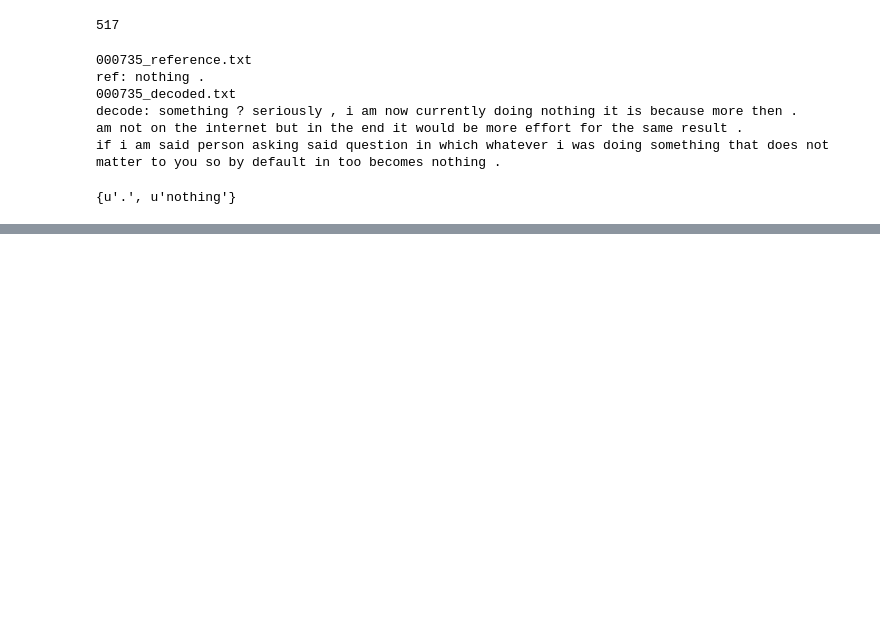
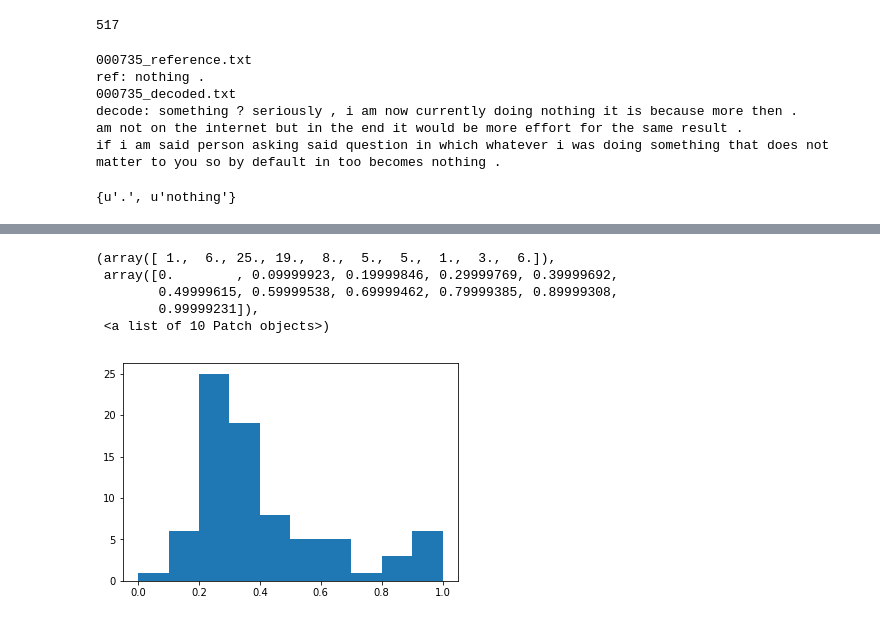
Before and after one commit to yiyang7/pointer, a Jupyter notebook: Read_print.ipynb, the cells around one changed output, grey strips where cells are left out. Drawn from its saved outputs; the diff is of its cells as text; code cells hidden in the pictures; blank space fills up the shorter version.

```diff
--- a/Read_print.ipynb
+++ b/Read_print.ipynb
@@ -107,0 +234,9 @@ f_decode_token.intersection(f_ref_token)
+# %%
+plt.hist(recalls)
+# %% [output]
+(array([ 1.,  6., 25., 19.,  8.,  5.,  5.,  1.,  3.,  6.]),
+ array([0.        , 0.09999923, 0.19999846, 0.29999769, 0.39999692,
+        0.49999615, 0.59999538, 0.69999462, 0.79999385, 0.89999308,
+        0.99999231]),
+ <a list of 10 Patch objects>)
+[figure, added]
```
Also changed, not shown: parts of 11 cells of this notebook.
